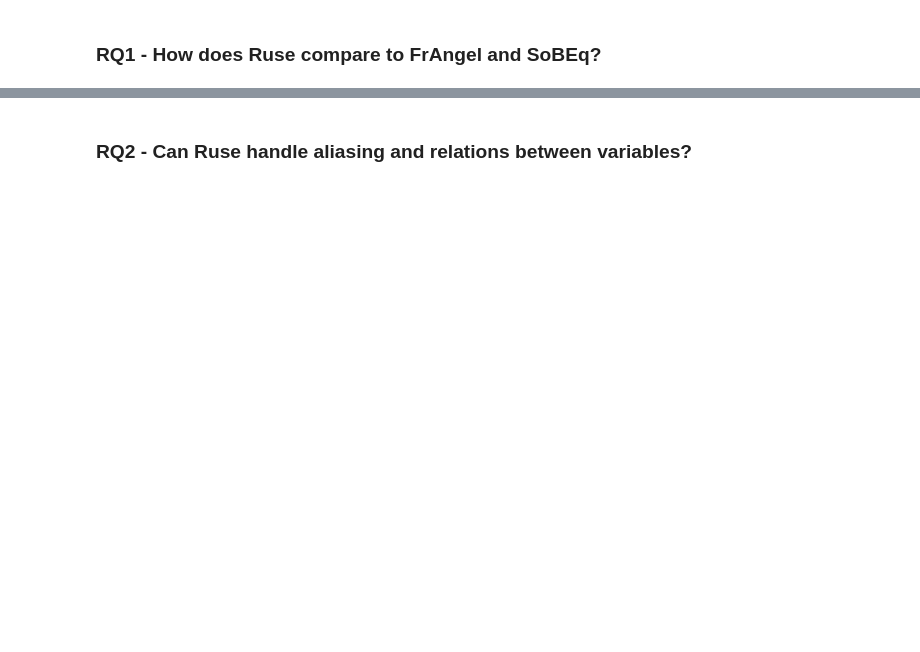
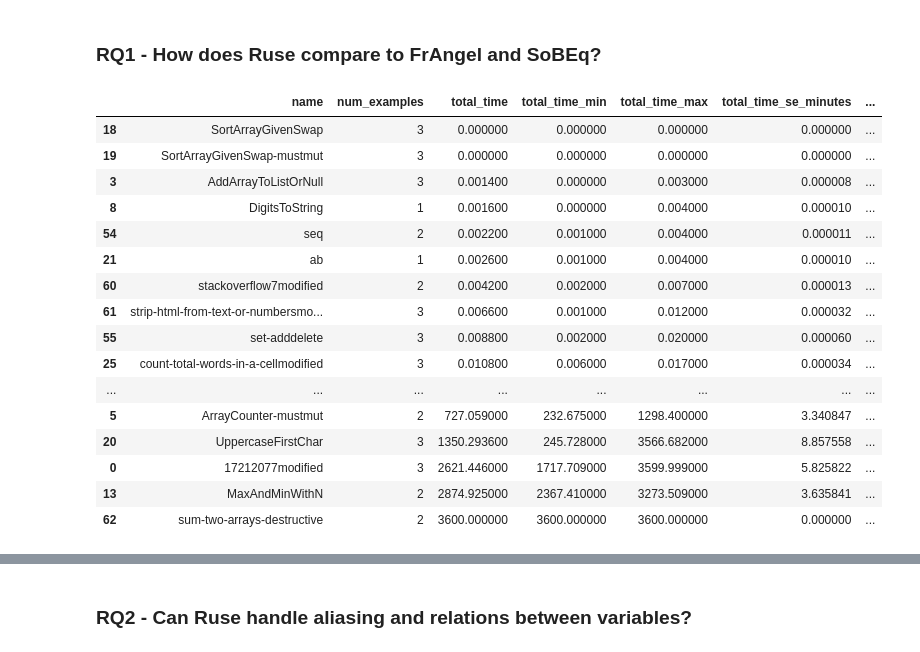
Before and after one commit to DaAnIV/Ruse, a Jupyter notebook: experiments/experiments.ipynb, the cells around one changed output, grey strips where cells are left out. Cells and saved outputs as stored; diff of their text form; code cells hidden in the pictures; blank space fills up the shorter version.

```diff
--- a/experiments/experiments.ipynb
+++ b/experiments/experiments.ipynb
@@ -217,9 +294,13 @@ metadata, ruse_tasks = parse_results("results/ruse_all_tasks_results", dry_run=F
 ruse_tasks.to_csv("results/ruse_all_tasks_results.csv", index=False)
 
 ruse_tasks.drop(ruse_tasks[ruse_tasks["name"] == "getElementById"].index, inplace=True)
+ruse_tasks.drop(ruse_tasks[ruse_tasks["name"] == "sypet_10_scale"].index, inplace=True)
 
-ruse_full_oop_tasks = ruse_tasks[ruse_tasks["oop_category"] == "Full OOP"]
-ruse_primitive_tasks = ruse_tasks[ruse_tasks["oop_category"] != "Full OOP"]
+ruse_full_oop_tasks = ruse_tasks[ruse_tasks["oop_category"] == "Full OOP"].copy()
+ruse_primitive_tasks = ruse_tasks[ruse_tasks["oop_category"] != "Full OOP"].copy()
+
+ruse_full_oop_tasks.drop(ruse_full_oop_tasks[ruse_full_oop_tasks["name"] == "inc_tree_values_min_ops"].index, inplace=True)
+ruse_full_oop_tasks.drop(ruse_full_oop_tasks[ruse_full_oop_tasks["name"] == "inc_tree_values_connected_min_ops"].index, inplace=True)
 
 ruse_full_oop_solved_tasks = ruse_full_oop_tasks[ruse_full_oop_tasks["found"].notnull()]
 ruse_primitive_solved_tasks = ruse_primitive_tasks[ruse_primitive_tasks["found"].notnull()]
@@ -273,17 +358,37 @@ def get_frangel_solved_tasks(frangel_tasks: pd.DataFrame):
 # %%
 sobeq_tasks = parse_sobeq_results("results/sobeq_results.csv")
 frangel_tasks = parse_frangel_primitive_results("results/frangel_results.csv")
 frangel_oop_tasks = parse_frangel_oop_results("results/frangel_full_oop_results.csv")
 
 sobeq_solved_tasks = get_sobeq_solved_tasks(sobeq_tasks)
 frangel_solved_tasks = get_frangel_solved_tasks(frangel_tasks)
 frangel_oop_solved_tasks = get_frangel_solved_tasks(frangel_oop_tasks)
 
 sobeq_solved_tasks = sobeq_solved_tasks.sort_values(by="total_time")
 frangel_solved_tasks = frangel_solved_tasks.sort_values(by="total_time")
 frangel_oop_solved_tasks = frangel_oop_solved_tasks.sort_values(by="total_time")
 ruse_primitive_solved_tasks = ruse_primitive_solved_tasks.sort_values(by="total_time")
 ruse_full_oop_solved_tasks = ruse_full_oop_solved_tasks.sort_values(by="total_time")
+
+display_df(frangel_solved_tasks)
+# %% [output]
+|  | name | num_examples | total_time | total_time_min | total_time_max | total_time_se_minutes | ... |
+| 18 | SortArrayGivenSwap | 3 | 0.000000 | 0.000000 | 0.000000 | 0.000000 | ... |
+| 19 | SortArrayGivenSwap-mustmut | 3 | 0.000000 | 0.000000 | 0.000000 | 0.000000 | ... |
+| 3 | AddArrayToListOrNull | 3 | 0.001400 | 0.000000 | 0.003000 | 0.000008 | ... |
+| 8 | DigitsToString | 1 | 0.001600 | 0.000000 | 0.004000 | 0.000010 | ... |
+| 54 | seq | 2 | 0.002200 | 0.001000 | 0.004000 | 0.000011 | ... |
+| 21 | ab | 1 | 0.002600 | 0.001000 | 0.004000 | 0.000010 | ... |
+| 60 | stackoverflow7modified | 2 | 0.004200 | 0.002000 | 0.007000 | 0.000013 | ... |
+| 61 | strip-html-from-text-or-numbersmo... | 3 | 0.006600 | 0.001000 | 0.012000 | 0.000032 | ... |
+| 55 | set-adddelete | 3 | 0.008800 | 0.002000 | 0.020000 | 0.000060 | ... |
+| 25 | count-total-words-in-a-cellmodified | 3 | 0.010800 | 0.006000 | 0.017000 | 0.000034 | ... |
+| ... | ... | ... | ... | ... | ... | ... | ... |
+| 5 | ArrayCounter-mustmut | 2 | 727.059000 | 232.675000 | 1298.400000 | 3.340847 | ... |
+| 20 | UppercaseFirstChar | 3 | 1350.293600 | 245.728000 | 3566.682000 | 8.857558 | ... |
+| 0 | 17212077modified | 3 | 2621.446000 | 1717.709000 | 3599.999000 | 5.825822 | ... |
+| 13 | MaxAndMinWithN | 2 | 2874.925000 | 2367.410000 | 3273.509000 | 3.635841 | ... |
+| 62 | sum-two-arrays-destructive | 2 | 3600.000000 | 3600.000000 | 3600.000000 | 0.000000 | ... |
 # %%
 print(f"Ruse solved {len(ruse_primitive_solved_tasks)}/{len(ruse_primitive_tasks)} tasks")
 print(f"FrAngel solved {len(frangel_solved_tasks)}/{len(frangel_tasks.groupby('name'))} tasks")
```
Also changed, not shown: parts of 18 cells of this notebook.
